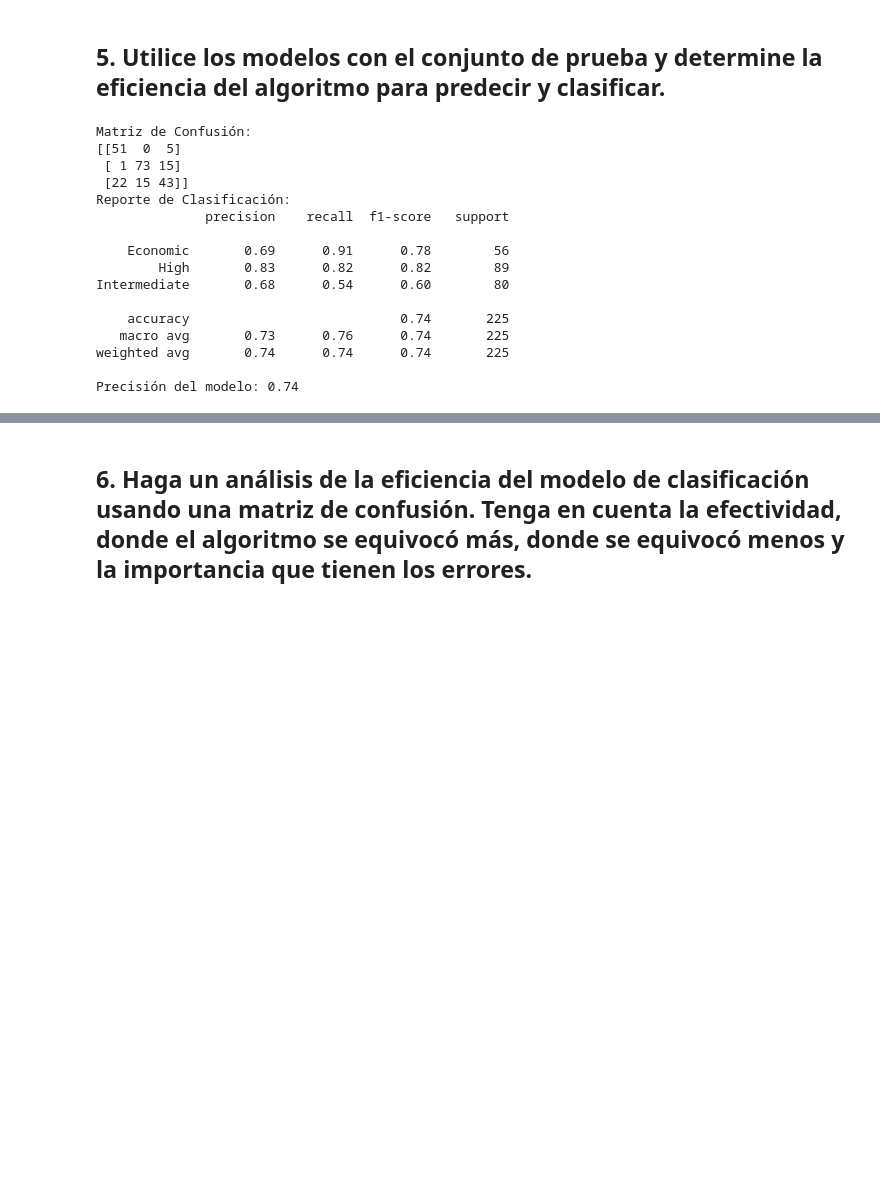
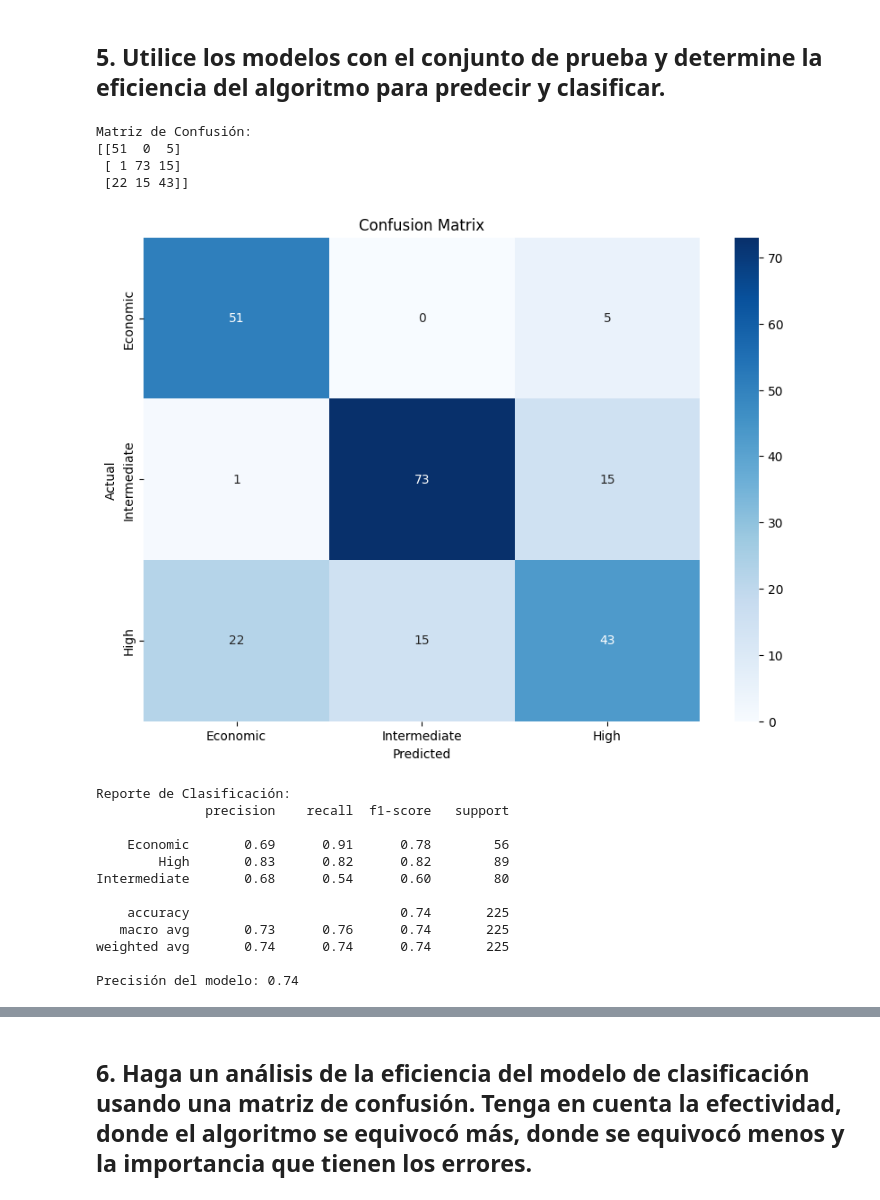
Before and after one commit to angelargd8/HTD6-MDD, a Jupyter notebook: main.ipynb, the cells around one changed output, grey strips where cells are left out. Cells and saved outputs as stored; diff of their text form; code cells hidden in the pictures; blank space fills up the shorter version.

```diff
--- a/main.ipynb
+++ b/main.ipynb
@@ -356,11 +364,24 @@ KNeighborsClassifier(metric='euclidean', n_neighbors=19, p=3)
 # %%
 # Predicción en el conjunto de prueba
 y_pred = knn.predict(X_test)
+# %%
+# Matriz de confusión
+conf_matrix = confusion_matrix(y_test, y_pred)
+print("Matriz de Confusión:")
+print(conf_matrix)
+plt.figure(figsize=(10, 7))
+sns.heatmap(conf_matrix, annot=True, fmt='d', cmap='Blues', xticklabels=['Economic', 'Intermediate', 'High'], yticklabels=['Economic', 'Intermediate', 'High'])
+plt.xlabel('Predicted')
+plt.ylabel('Actual')
+plt.title('Confusion Matrix')
+plt.show()
+# %% [output]
+Matriz de Confusión:
+[[51  0  5]
+ [ 1 73 15]
+ [22 15 43]]
+[figure, added]
 # %%
-# Matriz de confusión
-conf_matrix = confusion_matrix(y_test, y_pred)
-print("Matriz de Confusión:")
-print(conf_matrix)
 
 # Reporte de clasificación
 print("Reporte de Clasificación:")
@@ -370,10 +391,6 @@ print(classification_report(y_test, y_pred))
 accuracy = accuracy_score(y_test, y_pred)
 print(f"Precisión del modelo: {accuracy:.2f}")
 # %% [output]
-Matriz de Confusión:
-[[51  0  5]
- [ 1 73 15]
- [22 15 43]]
 Reporte de Clasificación:
               precision    recall  f1-score   support
 
```
Also changed, not shown: parts of 7 cells of this notebook.
